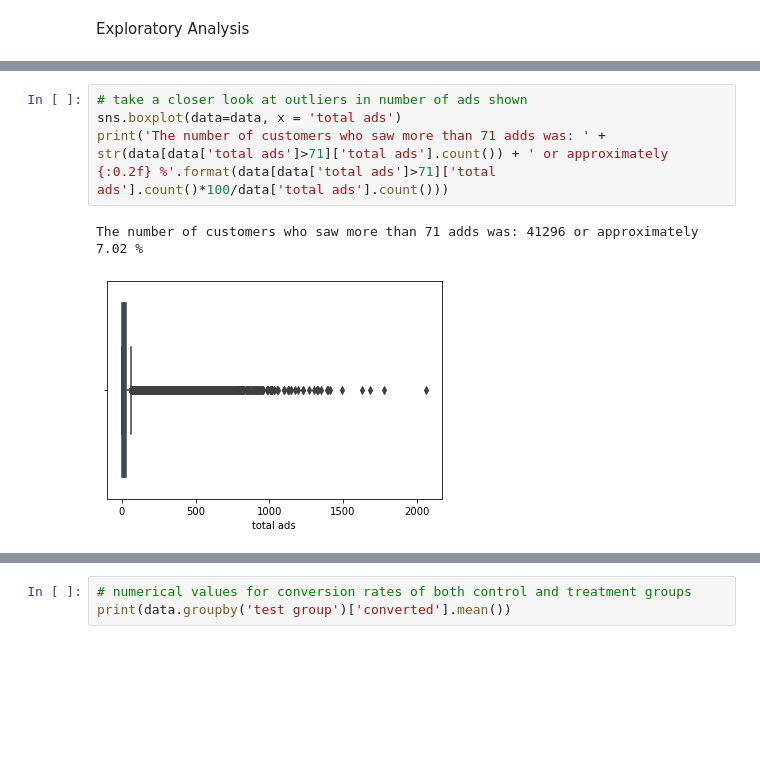
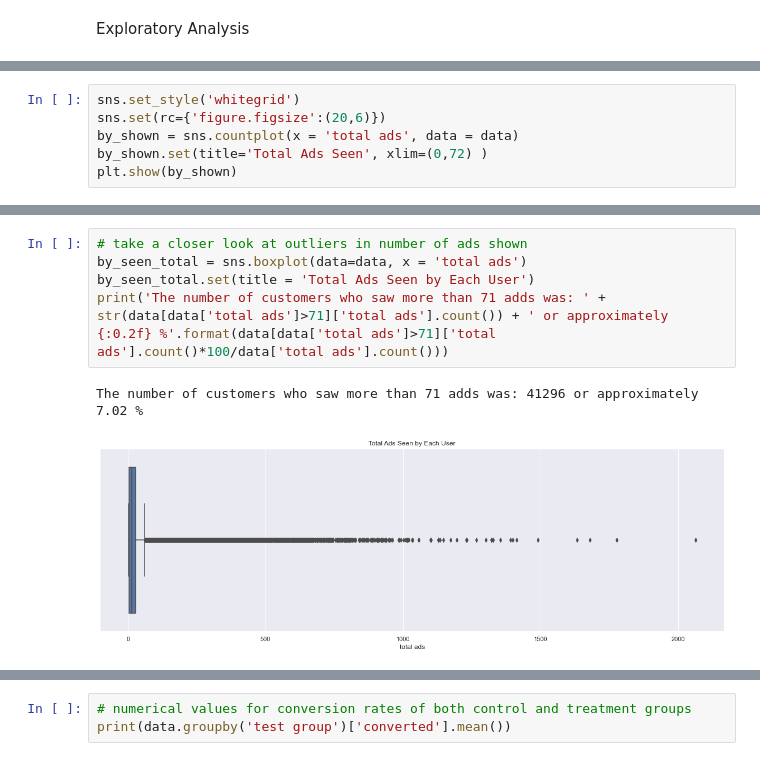
Before and after one commit to jchobanian/marketing-A-B-testing, a Jupyter notebook: marketing_AB_polish.ipynb, the cells around one changed output, grey strips where cells are left out. Cells and saved outputs as stored; diff of their text form; blank space fills up the shorter version.

```diff
--- a/marketing_AB_polish.ipynb
+++ b/marketing_AB_polish.ipynb
@@ -114,0 +105,6 @@ sns.countplot(ax = ax[2],x = 'most ads hour', data = data)
+# %%
+sns.set_style('whitegrid')
+sns.set(rc={'figure.figsize':(20,6)})
+by_shown = sns.countplot(x = 'total ads', data = data)
+by_shown.set(title='Total Ads Seen', xlim=(0,72) )
+plt.show(by_shown)
@@ -115,10 +129,11 @@ sns.countplot(ax = ax[2],x = 'most ads hour', data = data)
 # %%
 # take a closer look at outliers in number of ads shown
-sns.boxplot(data=data, x = 'total ads')
+by_seen_total = sns.boxplot(data=data, x = 'total ads')
+by_seen_total.set(title = 'Total Ads Seen by Each User')
 print('The number of customers who saw more than 71 adds was: ' + str(data[data['total ads']>71]['total ads'].count()) + ' or approximately {:0.2f} %'.format(data[data['total ads']>71]['total ads'].count()*100/data['total ads'].count()))
 # %% [output]
 The number of customers who saw more than 71 adds was: 41296 or approximately 7.02 %
-[figure, old version]
+[figure, new version]
 # %%
 # graph conversion rates for both control and treatment groups
 print(data['test group'].value_counts())
```
Also changed, not shown: parts of 22 cells of this notebook.
